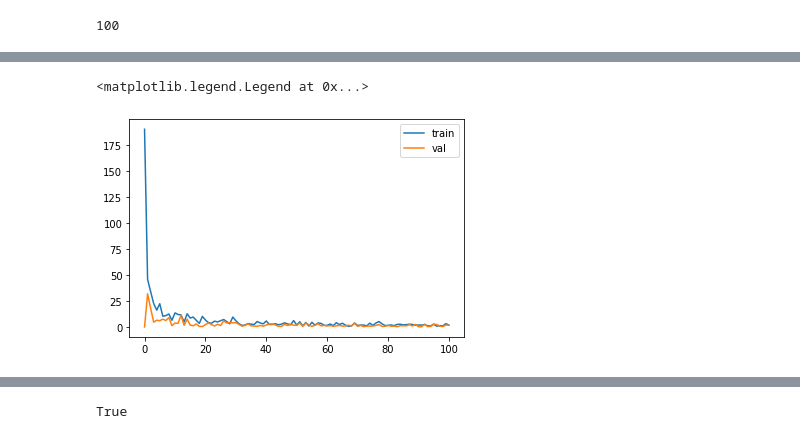
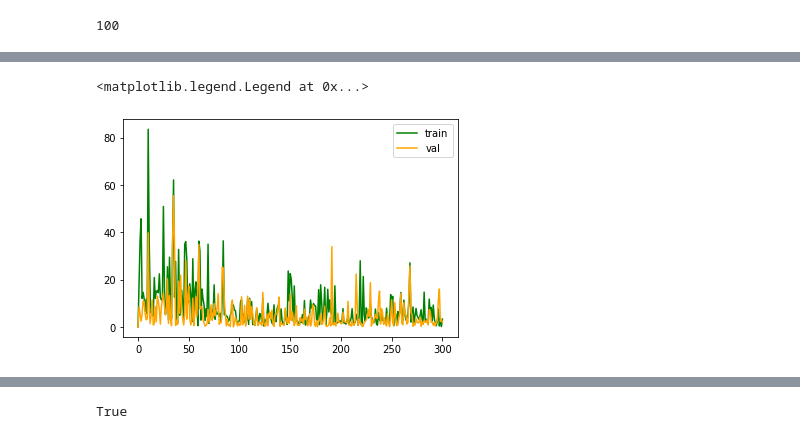
Before and after one commit to igomezv/neuralike, a Jupyter notebook: test_likelihood.ipynb, the cells around one changed output, grey strips where cells are left out. Drawn from its saved outputs; the diff is of its cells as text; code cells hidden in the pictures.

```diff
--- a/test_likelihood.ipynb
+++ b/test_likelihood.ipynb
@@ -24,7 +25,7 @@ class LoadDataSet(torch.utils.data.Dataset):
     '''
     Prepare the dataset for regression
     '''
-    def __init__(self, X, y, scale_data=True):
+    def __init__(self, X, y, scale_data=False):
         if not torch.is_tensor(X) and not torch.is_tensor(y):
             # Apply scaling if necessary
             if scale_data:
@@ -82,8 +83,8 @@ dataset_val = LoadDataSet(X_val, y_val)
 # dataset_test = LoadDataSet(X_test, y_test)
 X_test, y_test = torch.from_numpy(X_test).float(), torch.from_numpy(y_test).float()
 # %%
-trainloader = torch.utils.data.DataLoader(dataset_train, batch_size=10, shuffle=True, num_workers=1)
-validloader = torch.utils.data.DataLoader(dataset_val, batch_size=10, shuffle=True, num_workers=1)
+trainloader = torch.utils.data.DataLoader(dataset_train, batch_size=2, shuffle=True, num_workers=1)
+validloader = torch.utils.data.DataLoader(dataset_val, batch_size=2, shuffle=True, num_workers=1)
 # %%
 # Initialize the MLP
 mlp = MLP()
@@ -113,7 +114,7 @@ Non-trainable params: 0
 # Run the training loop
 history_train = np.empty((1,))
 history_val = np.empty((1,))
-for epoch in range(0, 100): # 5 epochs at maximum
+for epoch in range(0, 300): # 5 epochs at maximum
     # Print epoch
     print(f'Starting epoch {epoch+1}')
 
@@ -225,8 +226,8 @@ plt.ylim(0,4.5)
 # %%
-ep = np.arange(0, 101)
-plt.plot(ep, history_train, label='train')
-plt.plot(ep, history_val, label='val')
+ep = np.arange(0, 300+1)
+plt.plot(ep, history_train, label='train', color='green')
+plt.plot(ep, history_val, label='val', color='orange')
 plt.legend()
 # %% [output]
 <matplotlib.legend.Legend at 0x...>
-[figure, old version]
+[figure, new version]
```
Also changed, not shown: parts of 8 cells of this notebook.
